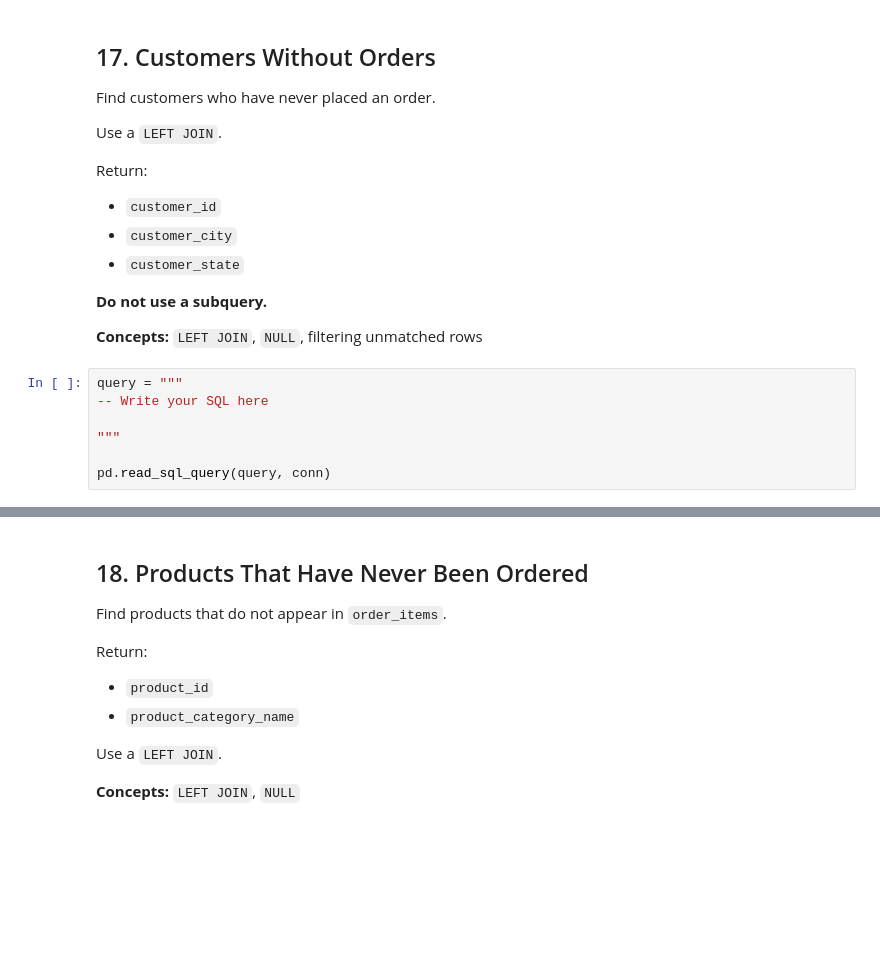
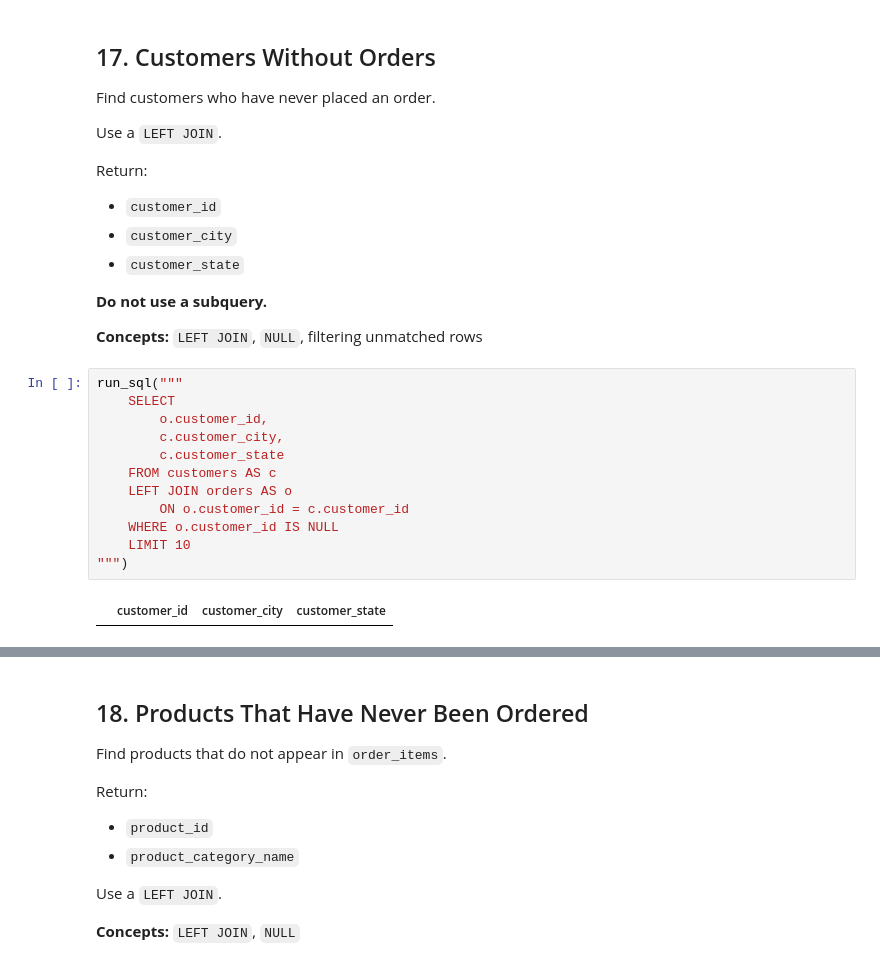
Before and after one commit to Thomasayanfeoluwa/2026-Python-Training-Class---Tutorial-For-Beginners, a Jupyter notebook: OLISTs/exercises_solutions/olists_exercises.ipynb, the cells around one changed output, grey strips where cells are left out. Drawn from its saved outputs; the diff is of its cells as text; blank space fills up the shorter version.

Commit message:
NULL

```diff
--- a/OLISTs/exercises_solutions/olists_exercises.ipynb
+++ b/OLISTs/exercises_solutions/olists_exercises.ipynb
@@ -963,10 +963,17 @@ Return:
 **Do not use a subquery.**
 
 **Concepts:** `LEFT JOIN`, `NULL`, filtering unmatched rows
-# %%
-query = """
--- Write your SQL here
-
-"""
-
-pd.read_sql_query(query, conn)
+# %%
+run_sql("""
+    SELECT
+        o.customer_id,
+        c.customer_city,
+        c.customer_state
+    FROM customers AS c
+    LEFT JOIN orders AS o
+        ON o.customer_id = c.customer_id
+    WHERE o.customer_id IS NULL
+    LIMIT 10
+""")
+# %% [output]
+|  | customer_id | customer_city | customer_state |
```
Also changed, not shown: parts of 3 cells of this notebook.
